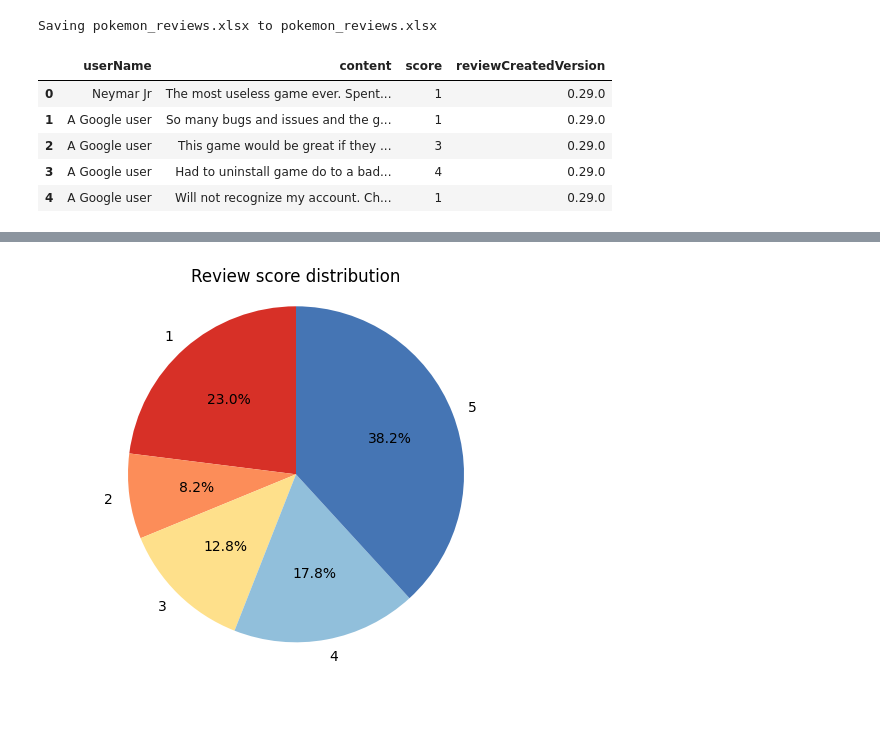
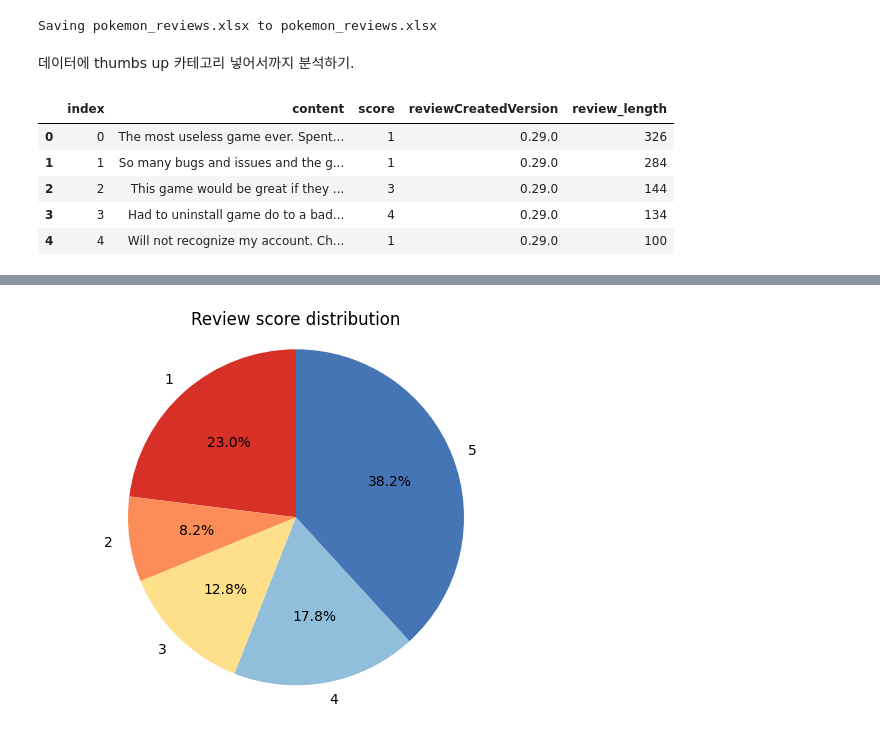
Before and after one commit to jinnykj/PokemonGO-Review-dataset-analysis, a Jupyter notebook: 데이터_시각화_기말_과제.ipynb, the cells around one changed output, grey strips where cells are left out. Cells and saved outputs as stored; diff of their text form; code cells hidden in the pictures; blank space fills up the shorter version.

```diff
--- a/데이터_시각화_기말_과제.ipynb
+++ b/데이터_시각화_기말_과제.ipynb
@@ -12,5 +12,9 @@ uploaded = files.upload()
 # %% [output]
 [interactive output not drawn]
 Saving pokemon_reviews.xlsx to pokemon_reviews.xlsx
+# %% [markdown]
+데이터에 thumbs up 카테고리 넣어서까지 분석하기.
 # %%
 data = pd.read_excel('pokemon_reviews.xlsx')
+# %%
+df = data.drop(columns='userName').reset_index()
@@ -17,9 +23,11 @@ data = pd.read_excel('pokemon_reviews.xlsx')
+# %%
+df['review_length']=df['content'].apply(len)
 # %%
-data.head()
+df.head()
 # %% [output]
-|  | userName | content | score | reviewCreatedVersion |
-| 0 | Neymar Jr | The most useless game ever. Spent... | 1 | 0.29.0 |
-| 1 | A Google user | So many bugs and issues and the g... | 1 | 0.29.0 |
-| 2 | A Google user | This game would be great if they ... | 3 | 0.29.0 |
-| 3 | A Google user | Had to uninstall game do to a bad... | 4 | 0.29.0 |
-| 4 | A Google user | Will not recognize my account. Ch... | 1 | 0.29.0 |
+|  | index | content | score | reviewCreatedVersion | review_length |
+| 0 | 0 | The most useless game ever. Spent... | 1 | 0.29.0 | 326 |
+| 1 | 1 | So many bugs and issues and the g... | 1 | 0.29.0 | 284 |
+| 2 | 2 | This game would be great if they ... | 3 | 0.29.0 | 144 |
+| 3 | 3 | Had to uninstall game do to a bad... | 4 | 0.29.0 | 134 |
+| 4 | 4 | Will not recognize my account. Ch... | 1 | 0.29.0 | 100 |
```
Also changed, not shown: parts of 24 cells of this notebook.
